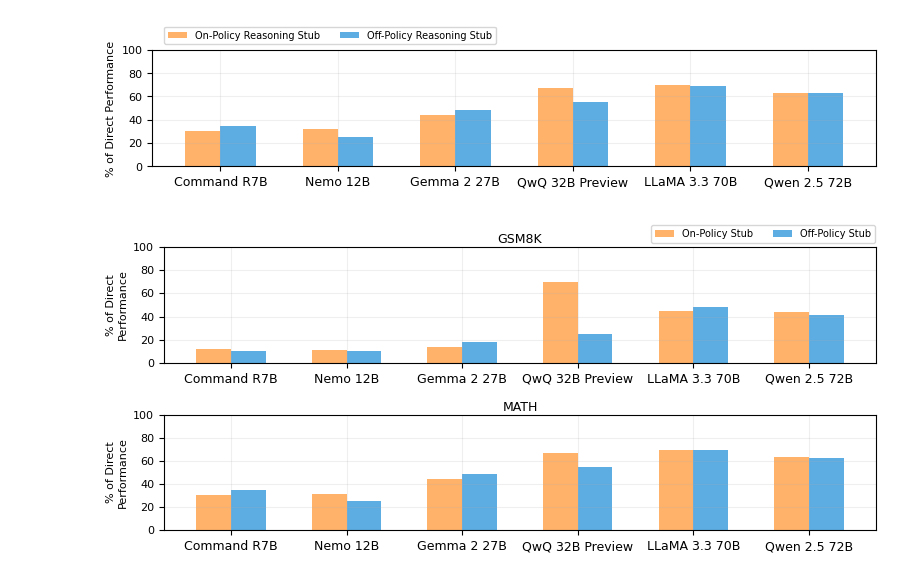
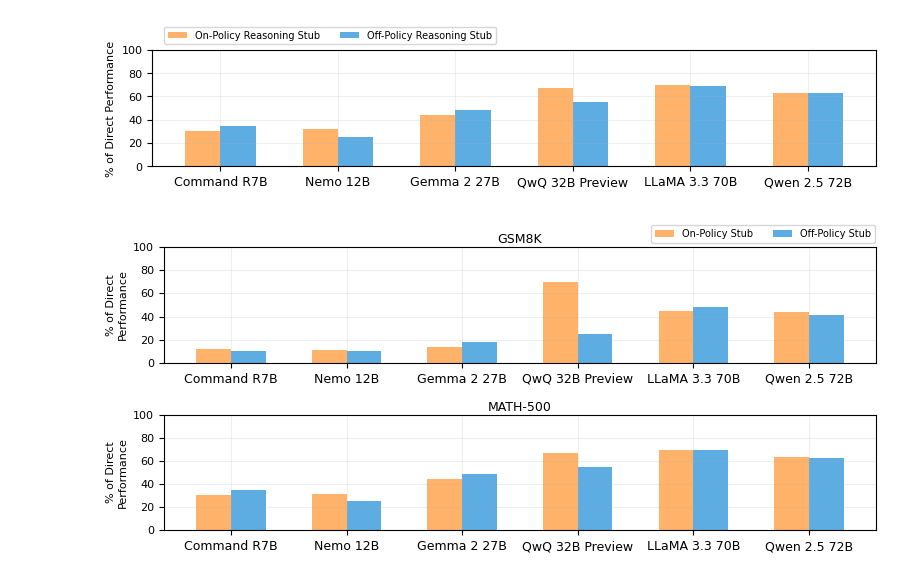
Before and after one commit to sasilver75/cohere-reasoning-v5, a Jupyter notebook: gsm8k/generate_plots.ipynb, the cells around one changed output. Cells and saved outputs as stored; diff of their text form; code cells hidden in the pictures.

```diff
--- a/gsm8k/generate_plots.ipynb
+++ b/gsm8k/generate_plots.ipynb
@@ -505,33 +505,33 @@ def plot_dataset_bars(ax, dataset_key, title):
     ax.set_ylim(0, 100)
     ax.set_title(title, fontsize=9, pad=3)  # Simple centered title
 
     return bars
 
 # Create both plots
 bars1 = plot_dataset_bars(ax1, 'gsm8k', 'GSM8K')
-bars2 = plot_dataset_bars(ax2, 'math', 'MATH')
+bars2 = plot_dataset_bars(ax2, 'math', 'MATH-500')
 
 # Add a single legend at the top of the figure using the bars from the first plot
 legend = fig.legend(bars1, scenario_labels,
                    fontsize=7, ncol=2,
                    bbox_to_anchor=(0.98, .98),
                    loc='upper right',
                    borderaxespad=0.)
 
-# Adjust spacing between subplots
+# Adjust spacing between subplotMATs
 plt.subplots_adjust(hspace=0.4)
 
 plt.tight_layout()
 
 plt.savefig('combined_relative_performance.pdf',
             format='pdf',
             bbox_inches='tight',
             dpi=300)
 
 plt.savefig('combined_relative_performance.svg',
             format='svg',
             bbox_inches='tight')
 
 plt.show()
 # %% [output]
-[figure, old version]
+[figure, new version]
```
Also changed, not shown: 2 other files.
